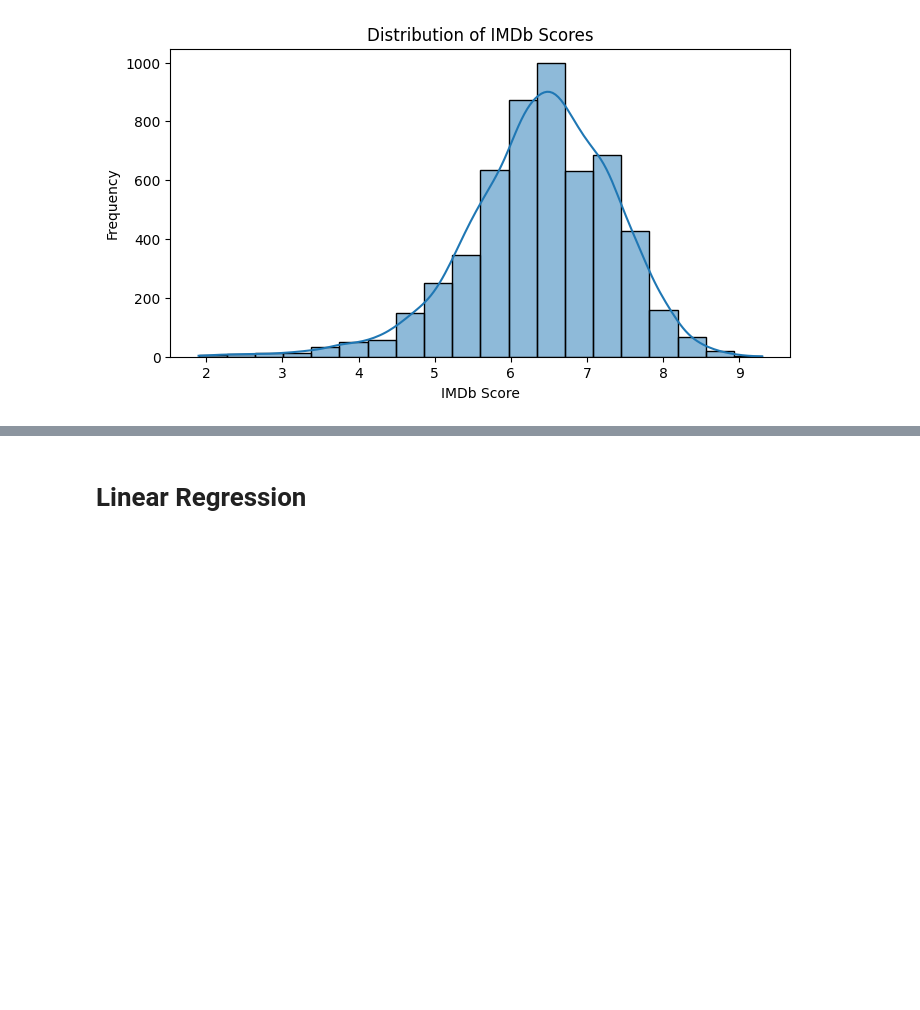
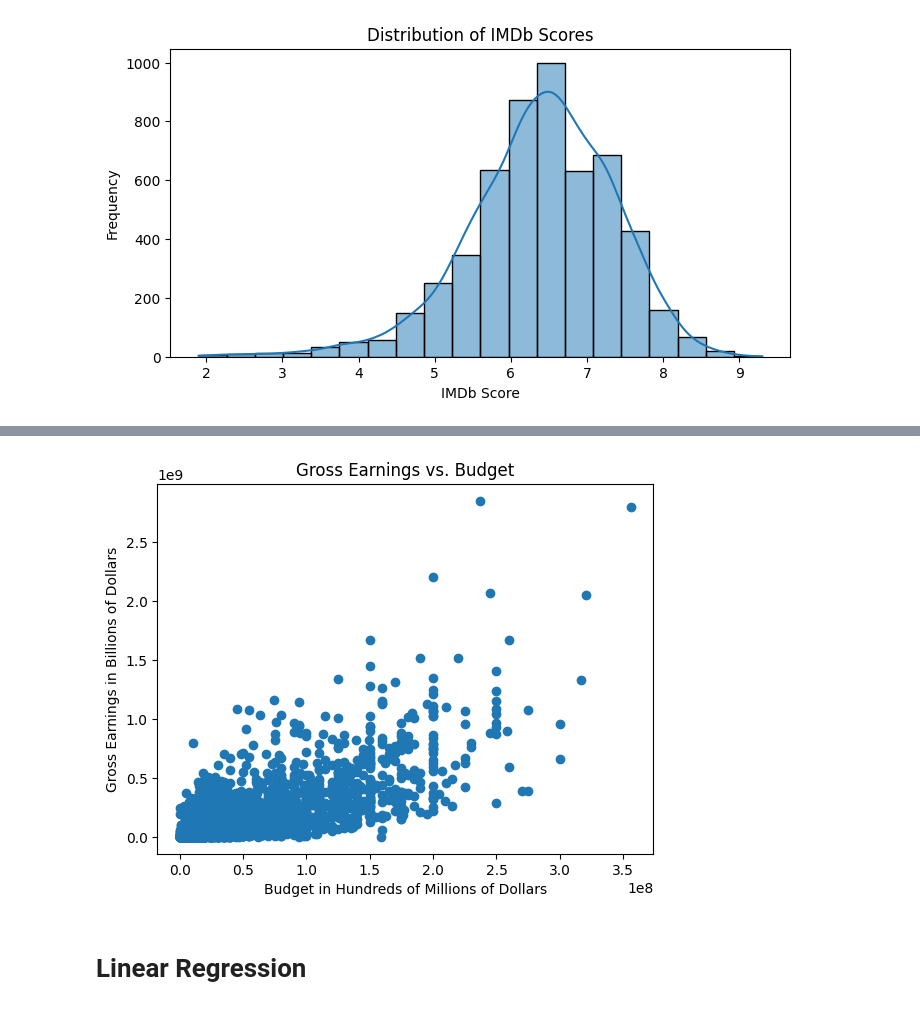
Before and after one commit to adinsa1/Data110, a Jupyter notebook: DATA_201_Project_2.ipynb, the cells around one changed output, grey strips where cells are left out. Saved outputs shown, nothing was run; the diff lists cells and outputs as text; code cells hidden in the pictures; blank space fills up the shorter version.

```diff
--- a/DATA_201_Project_2.ipynb
+++ b/DATA_201_Project_2.ipynb
@@ -179,3 +200,13 @@ plt.show()
+# %%
+# Scatterplot of Gross vs. budget
+
+plt.scatter(df.budget,df.gross)
+plt.title('Gross Earnings vs. Budget')
+plt.xlabel('Budget in Hundreds of Millions of Dollars')
+plt.ylabel('Gross Earnings in Billions of Dollars')
+plt.show()
+# %% [output]
+[figure, added]
 # %% [markdown]
 # Linear Regression
 # %%
```
Also changed, not shown: parts of 25 cells of this notebook.
